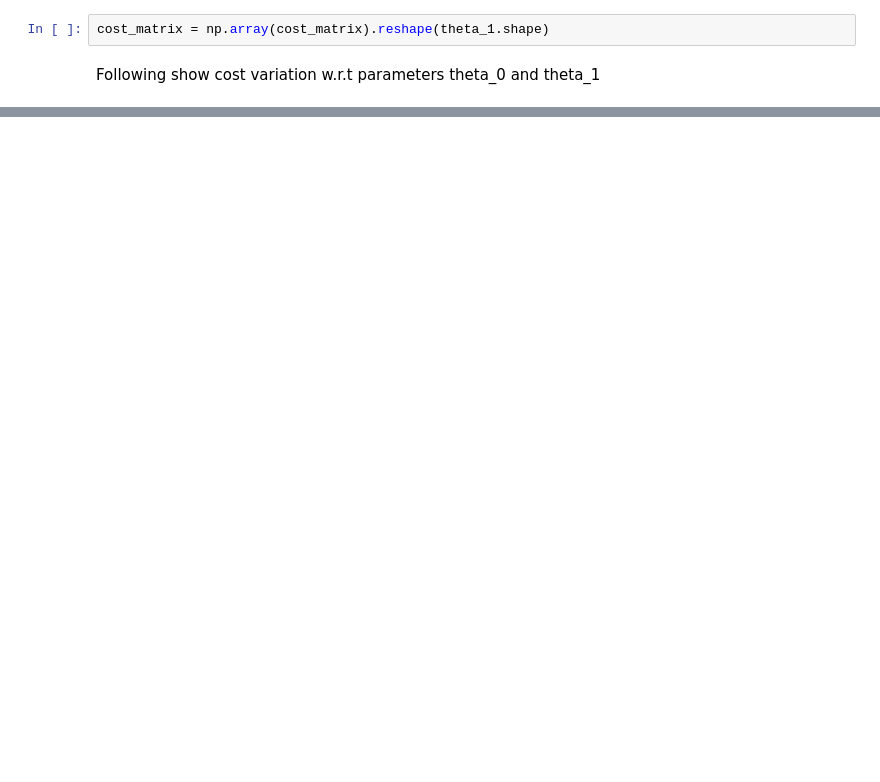
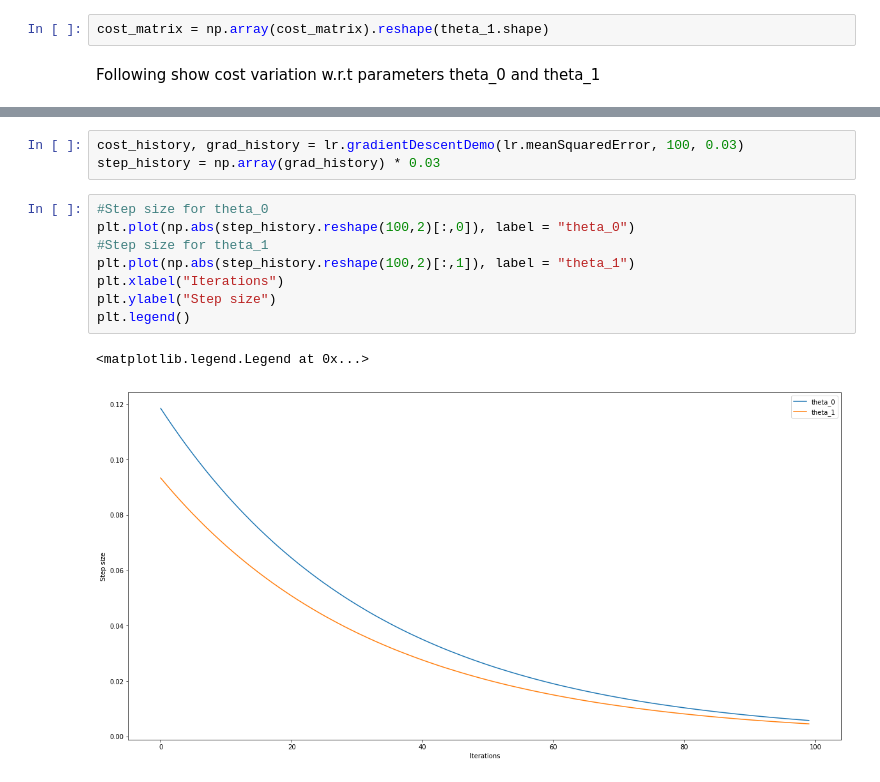
Before and after one commit to saitejamanchi/ML-Algos, a Jupyter notebook: Linear_Regression.ipynb, the cells around one changed output, grey strips where cells are left out. Drawn from its saved outputs; the diff is of its cells as text; blank space fills up the shorter version.

```diff
--- a/Linear_Regression.ipynb
+++ b/Linear_Regression.ipynb
@@ -180,0 +207,14 @@ ax.view_init(elev=40, azim=20)
+# %%
+cost_history, grad_history = lr.gradientDescentDemo(lr.meanSquaredError, 100, 0.03)
+step_history = np.array(grad_history) * 0.03
+# %%
+#Step size for theta_0
+plt.plot(np.abs(step_history.reshape(100,2)[:,0]), label = "theta_0")
+#Step size for theta_1
+plt.plot(np.abs(step_history.reshape(100,2)[:,1]), label = "theta_1")
+plt.xlabel("Iterations")
+plt.ylabel("Step size")
+plt.legend()
+# %% [output]
+<matplotlib.legend.Legend at 0x...>
+[figure, added]
```
Also changed, not shown: parts of 15 cells of this notebook.
